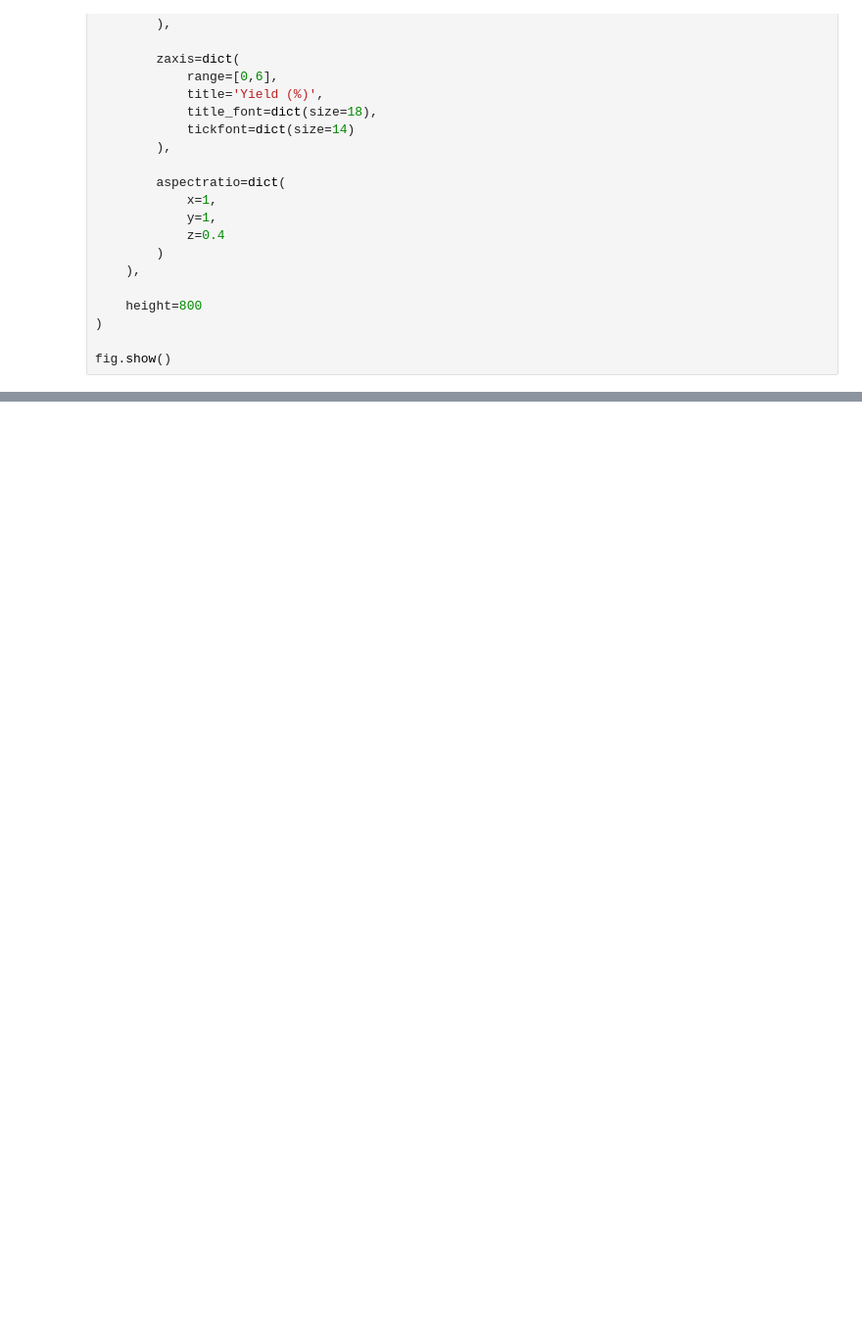
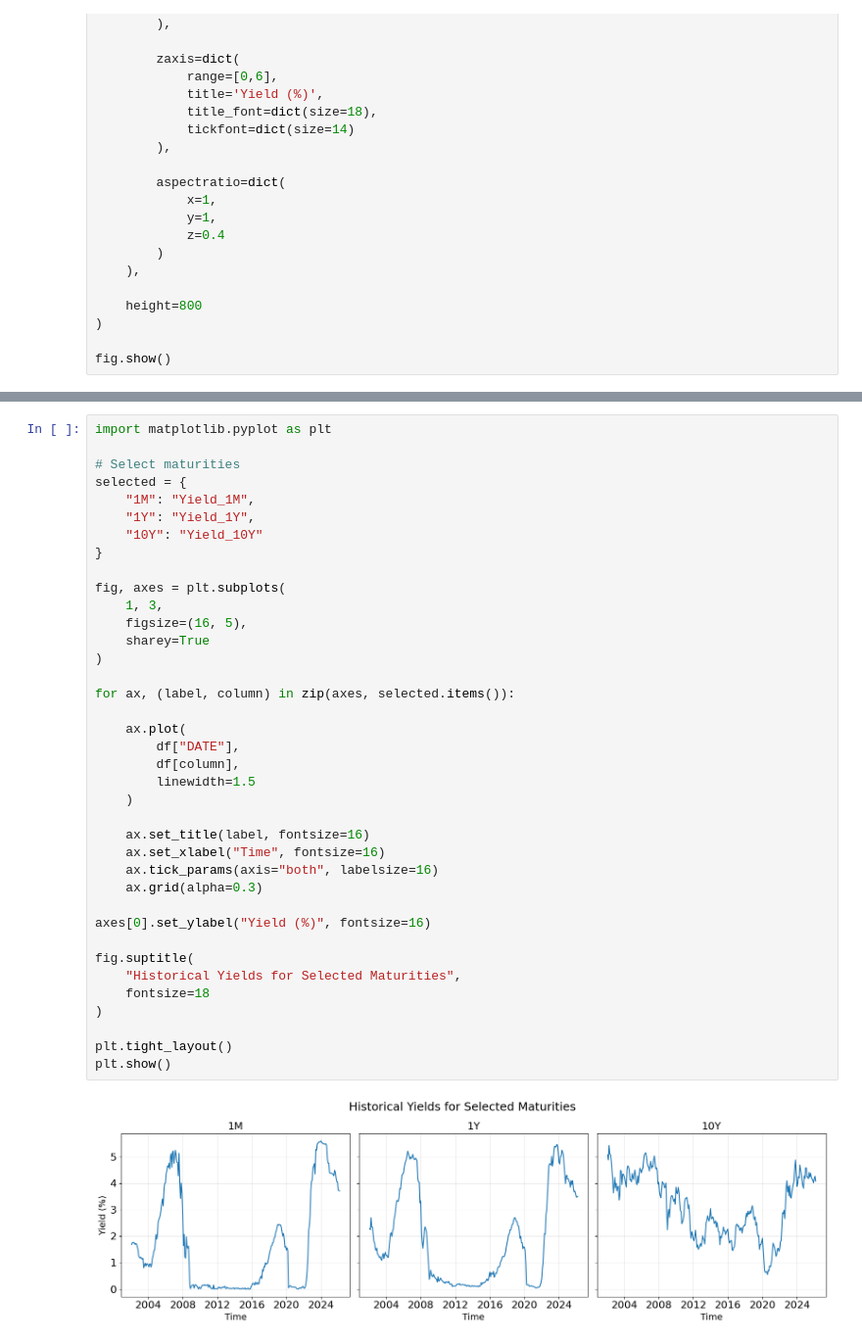
Before and after one commit to Kaatdj/Thesis-ALM, a Jupyter notebook: final plots/3D plot.ipynb, the cells around one changed output, grey strips where cells are left out. Shown at 98% size. Saved outputs shown, nothing was run; the diff lists cells and outputs as text; blank space fills up the shorter version.

```diff
--- a/final plots/3D plot.ipynb
+++ b/final plots/3D plot.ipynb
@@ -195,0 +255,40 @@ fig.show()
+# %%
+import matplotlib.pyplot as plt
+
+# Select maturities
+selected = {
+    "1M": "Yield_1M",
+    "1Y": "Yield_1Y",
+    "10Y": "Yield_10Y"
+}
+
+fig, axes = plt.subplots(
+    1, 3,
+    figsize=(16, 5),
+    sharey=True
+)
+
+for ax, (label, column) in zip(axes, selected.items()):
+
+    ax.plot(
+        df["DATE"],
+        df[column],
+        linewidth=1.5
+    )
+
+    ax.set_title(label, fontsize=16)
+    ax.set_xlabel("Time", fontsize=16)
+    ax.tick_params(axis="both", labelsize=16)
+    ax.grid(alpha=0.3)
+
+axes[0].set_ylabel("Yield (%)", fontsize=16)
+
+fig.suptitle(
+    "Historical Yields for Selected Maturities",
+    fontsize=18
+)
+
+plt.tight_layout()
+plt.show()
+# %% [output]
+[figure, added]
```
Also changed, not shown: parts of 1 cell of this notebook, 50 other files.
